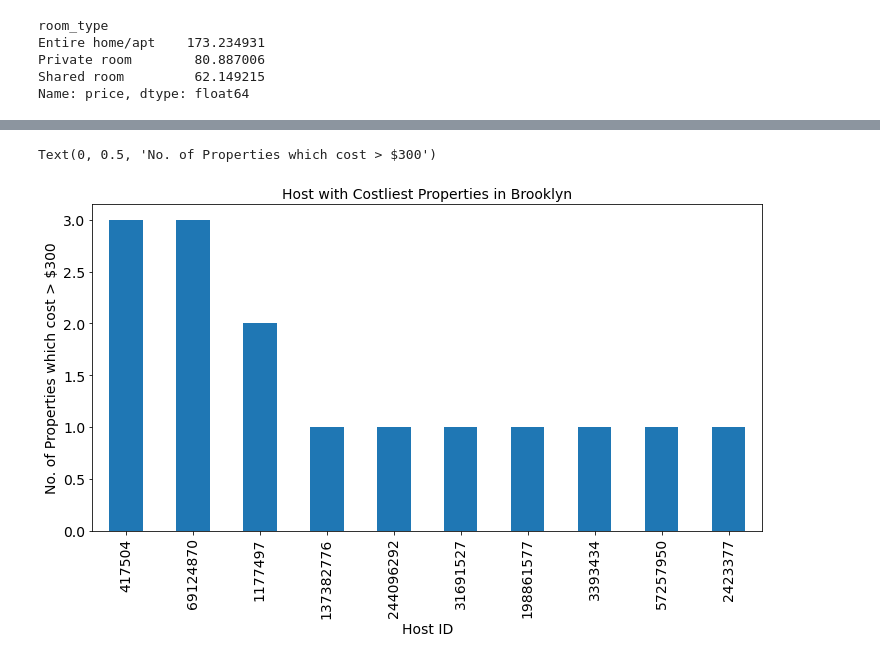
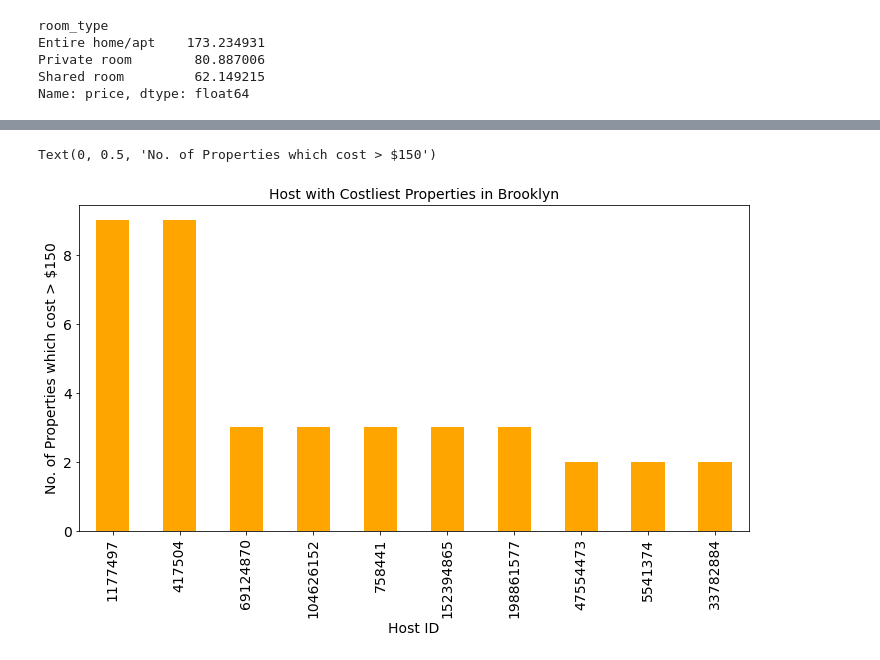
Before and after one commit to coonalcodes/Airbnb-Bookings-Analysis---Capstone-Project, a Jupyter notebook: Airbnb_Bookings_Analysis_Capstone_Project.ipynb, the cells around one changed output, grey strips where cells are left out. Saved outputs shown, nothing was run; the diff lists cells and outputs as text; code cells hidden in the pictures.

```diff
--- a/Airbnb_Bookings_Analysis_Capstone_Project.ipynb
+++ b/Airbnb_Bookings_Analysis_Capstone_Project.ipynb
@@ -224,5 +224,6 @@ Name: price, dtype: float64
 #Data analysis on Brooklyn
 sub_1=df.loc[df['neighbourhood_group'] == 'Brooklyn']
 sub_1_private_rooms=sub_1.loc[sub_1['room_type'] == 'Private room']
-costlier_private_rooms=sub_1_private_rooms[sub_1_private_rooms['price']>300]
-Fig_2=costlier_private_rooms['host_id'].value_counts().head(10)
+costlier_private_rooms=sub_1_private_rooms[sub_1_private_rooms['price']>150]
+Top_host_brooklyn=costlier_private_rooms['host_id'].value_counts().head(10)
+Top_host_brooklyn
@@ -229,8 +242,8 @@ Fig_2=costlier_private_rooms['host_id'].value_counts().head(10)
 # %%
-Brooklyn_costlier_private_rooms=Fig_2.plot.bar(figsize=(12,6),fontsize=14)
+Brooklyn_costlier_private_rooms=Top_host_brooklyn.plot.bar(figsize=(12,6),fontsize=14,color='orange')
 Brooklyn_costlier_private_rooms.set_title('Host with Costliest Properties in Brooklyn',fontsize=14)
 Brooklyn_costlier_private_rooms.set_xlabel('Host ID',fontsize=14)
-Brooklyn_costlier_private_rooms.set_ylabel('No. of Properties which cost > $300',fontsize=14)
+Brooklyn_costlier_private_rooms.set_ylabel('No. of Properties which cost > $150',fontsize=14)
 # %% [output]
-Text(0, 0.5, 'No. of Properties which cost > $300')
+Text(0, 0.5, 'No. of Properties which cost > $150')
-[figure, old version]
+[figure, new version]
```
Also changed, not shown: parts of 12 cells of this notebook.
